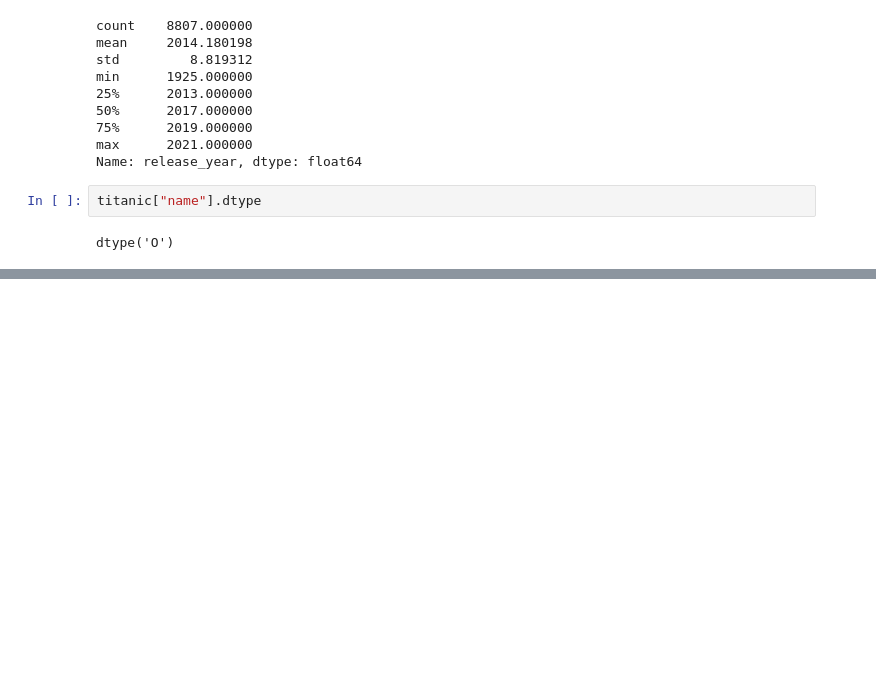
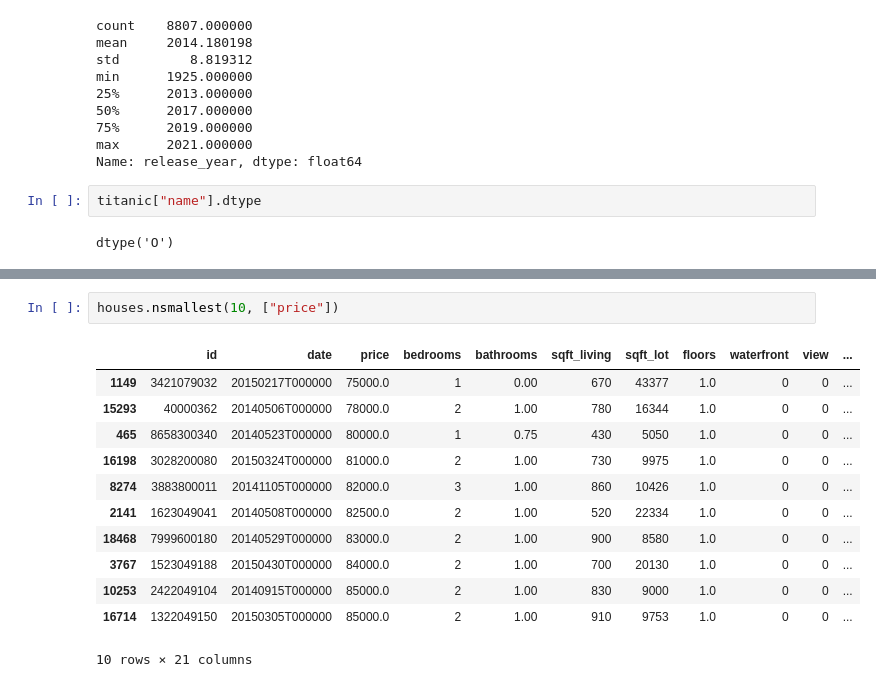
Before and after one commit to halimocakli/Data-Analysis-And-Visualization, a Jupyter notebook: 03-Series&Columns/03_SeriesAndColumns.ipynb, the cells around one changed output, grey strips where cells are left out. Cells and saved outputs as stored; diff of their text form; blank space fills up the shorter version.

```diff
--- a/03-Series&Columns/03_SeriesAndColumns.ipynb
+++ b/03-Series&Columns/03_SeriesAndColumns.ipynb
@@ -411,0 +539,15 @@ dtype('O')
+# %%
+houses.nsmallest(10, ["price"])
+# %% [output]
+|  | id | date | price | bedrooms | bathrooms | sqft_living | sqft_lot | floors | waterfront | view | ... |
+| 1149 | 3421079032 | 20150217T000000 | 75000.0 | 1 | 0.00 | 670 | 43377 | 1.0 | 0 | 0 | ... |
+| 15293 | 40000362 | 20140506T000000 | 78000.0 | 2 | 1.00 | 780 | 16344 | 1.0 | 0 | 0 | ... |
+| 465 | 8658300340 | 20140523T000000 | 80000.0 | 1 | 0.75 | 430 | 5050 | 1.0 | 0 | 0 | ... |
+| 16198 | 3028200080 | 20150324T000000 | 81000.0 | 2 | 1.00 | 730 | 9975 | 1.0 | 0 | 0 | ... |
+| 8274 | 3883800011 | 20141105T000000 | 82000.0 | 3 | 1.00 | 860 | 10426 | 1.0 | 0 | 0 | ... |
+| 2141 | 1623049041 | 20140508T000000 | 82500.0 | 2 | 1.00 | 520 | 22334 | 1.0 | 0 | 0 | ... |
+| 18468 | 7999600180 | 20140529T000000 | 83000.0 | 2 | 1.00 | 900 | 8580 | 1.0 | 0 | 0 | ... |
+| 3767 | 1523049188 | 20150430T000000 | 84000.0 | 2 | 1.00 | 700 | 20130 | 1.0 | 0 | 0 | ... |
+| 10253 | 2422049104 | 20140915T000000 | 85000.0 | 2 | 1.00 | 830 | 9000 | 1.0 | 0 | 0 | ... |
+| 16714 | 1322049150 | 20150305T000000 | 85000.0 | 2 | 1.00 | 910 | 9753 | 1.0 | 0 | 0 | ... |
+10 rows × 21 columns
```
Also changed, not shown: parts of 31 cells of this notebook.
